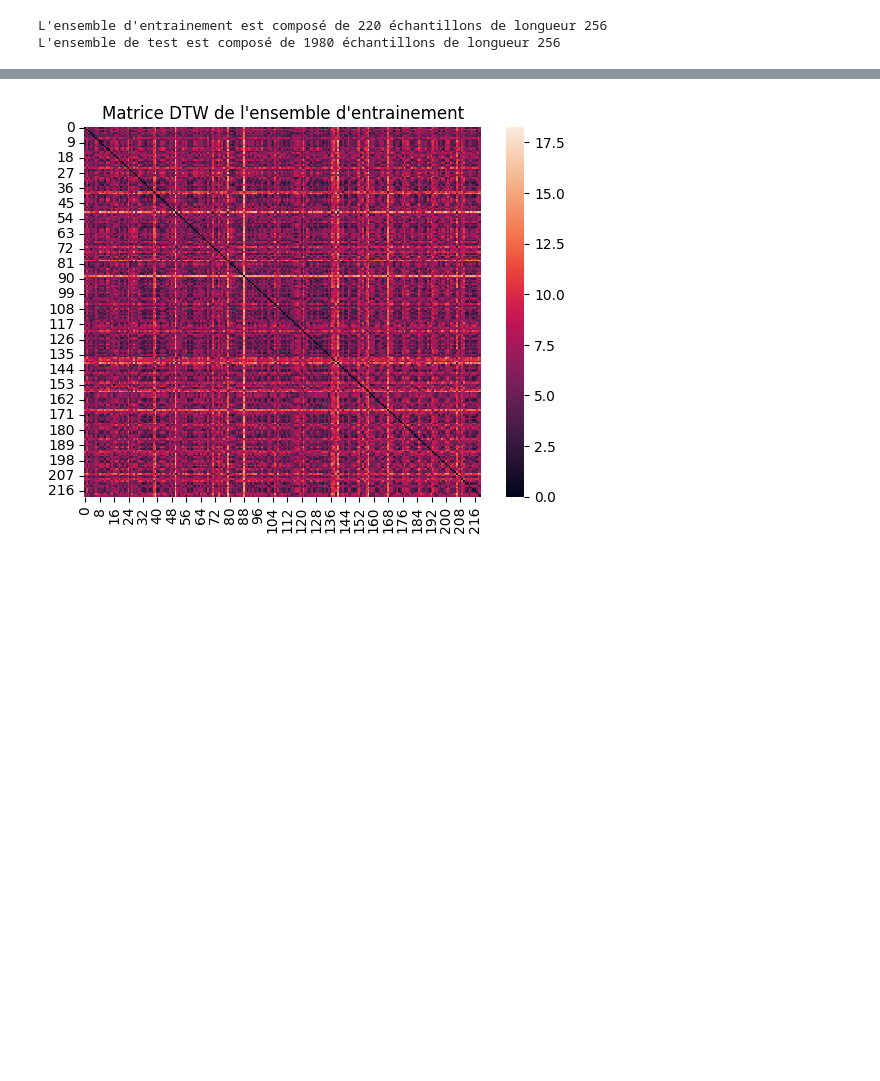
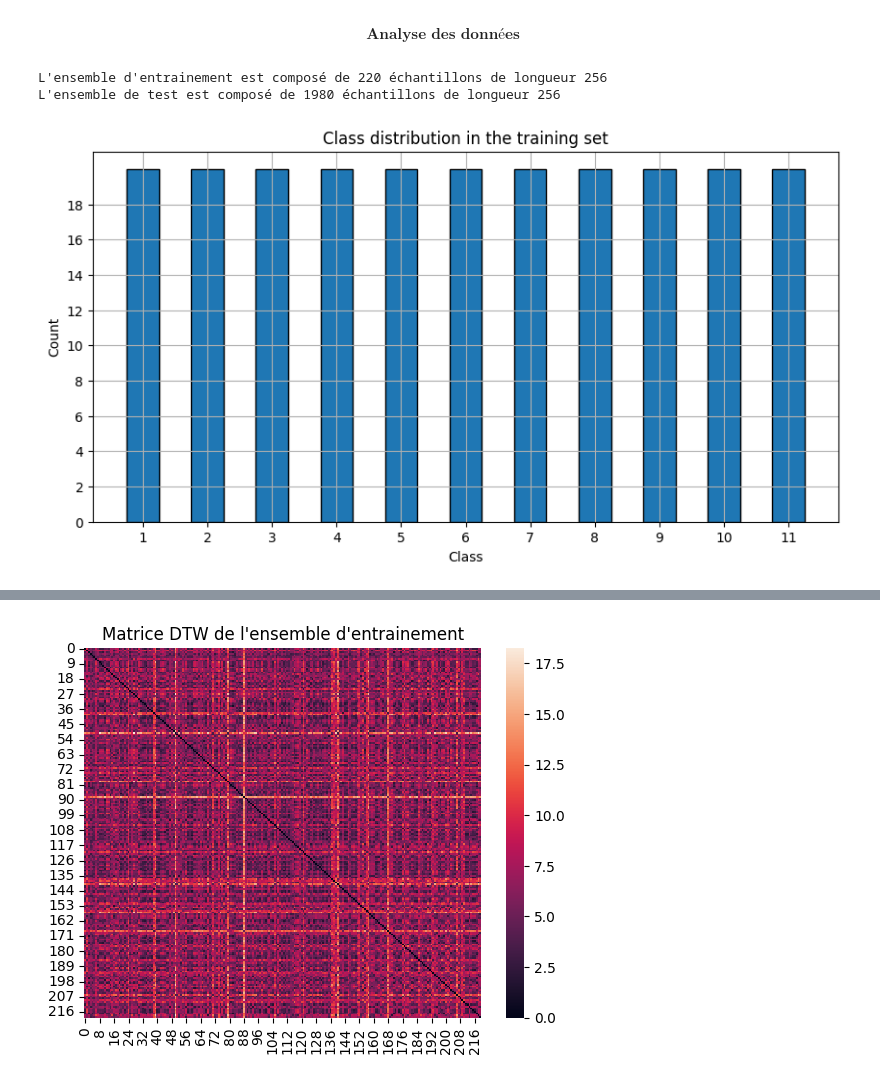
Before and after one commit to KhlYanis/TS-Project, a Jupyter notebook: ts_project.ipynb, the cells around one changed output, grey strips where cells are left out. Drawn from its saved outputs; the diff is of its cells as text; code cells hidden in the pictures; blank space fills up the shorter version.

```diff
--- a/ts_project.ipynb
+++ b/ts_project.ipynb
@@ -15,9 +19,26 @@ test_set_path = 'UCRArchive_2018/InsectWingbeatSound/InsectWingbeatSound_TEST.ts
 # Extract the time series and classes for train and test set
 train_labels, train_ts = utils.extract_ts_from_file(train_set_path)
 test_labels, test_ts = utils.extract_ts_from_file(test_set_path)
+# %% [markdown]
+$$ \textbf{Analyse des données} $$
 # %%
 print(f"L'ensemble d'entrainement est composé de {train_ts.shape[0]} échantillons de longueur {train_ts.shape[1]}")
 print(f"L'ensemble de test est composé de {test_ts.shape[0]} échantillons de longueur {test_ts.shape[1]}")
 # %% [output]
 L'ensemble d'entrainement est composé de 220 échantillons de longueur 256
 L'ensemble de test est composé de 1980 échantillons de longueur 256
+# %%
+count = Counter(train_labels)
+
+plt.figure(figsize = (10, 5))
+plt.grid(True)
+plt.bar(count.keys(), count.values(), width = 0.5, edgecolor = 'black')
+plt.xlabel("Class")
+plt.ylabel("Count")
+
+plt.title("Class distribution in the training set")
+plt.yticks([2*i for i in range(10)])
+plt.xticks([i for i in count.keys()])
+plt.show()
+# %% [output]
+[figure, added]
```
Also changed, not shown: parts of 7 cells of this notebook, 1 other file.
